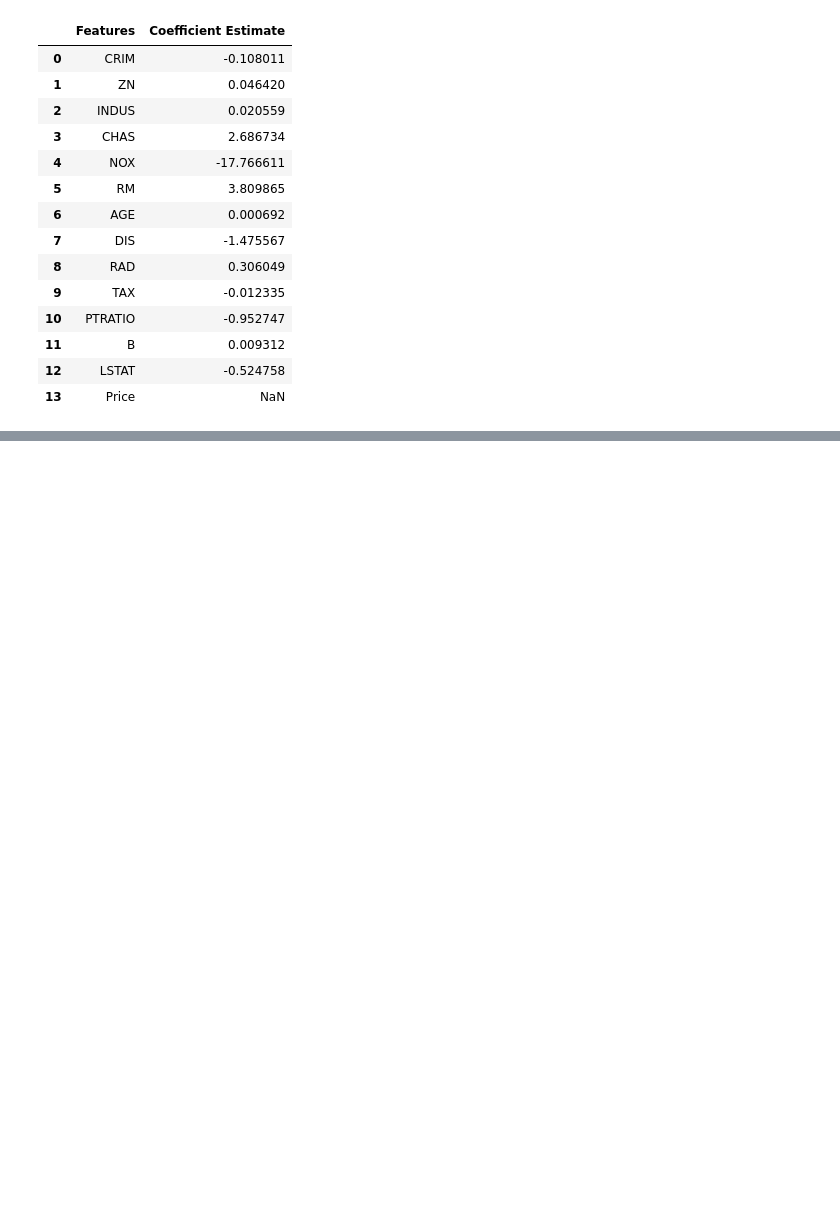
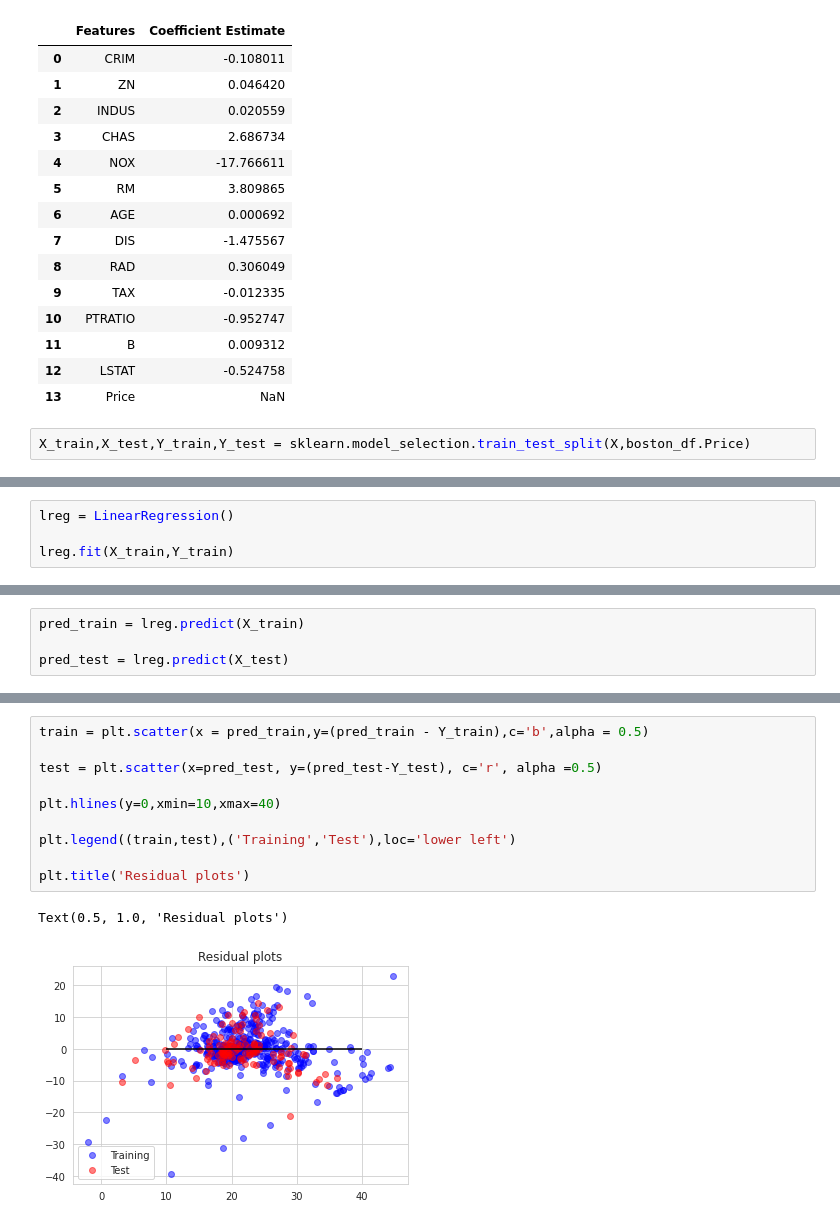
Before and after one commit to Tahan402/DailyPractice, a Jupyter notebook: Supervised_Learning.ipynb, the cells around one changed output, grey strips where cells are left out. Saved outputs shown, nothing was run; the diff lists cells and outputs as text; blank space fills up the shorter version.

```diff
--- a/Supervised_Learning.ipynb
+++ b/Supervised_Learning.ipynb
@@ -191,3 +191,5 @@ coeff_df
 | 11 | B | 0.009312 |
 | 12 | LSTAT | -0.524758 |
 | 13 | Price | NaN |
+# %%
+X_train,X_test,Y_train,Y_test = sklearn.model_selection.train_test_split(X,boston_df.Price)
@@ -193,0 +200,4 @@ coeff_df
+# %%
+lreg = LinearRegression()
+
+lreg.fit(X_train,Y_train)
@@ -193,0 +206,4 @@ coeff_df
+# %%
+pred_train = lreg.predict(X_train)
+
+pred_test = lreg.predict(X_test)
@@ -193,0 +217,13 @@ coeff_df
+# %%
+train = plt.scatter(x = pred_train,y=(pred_train - Y_train),c='b',alpha = 0.5)
+
+test = plt.scatter(x=pred_test, y=(pred_test-Y_test), c='r', alpha =0.5)
+
+plt.hlines(y=0,xmin=10,xmax=40)
+
+plt.legend((train,test),('Training','Test'),loc='lower left')
+
+plt.title('Residual plots')
+# %% [output]
+Text(0.5, 1.0, 'Residual plots')
+[figure, added]
```
Also changed, not shown: parts of 3 cells of this notebook.
